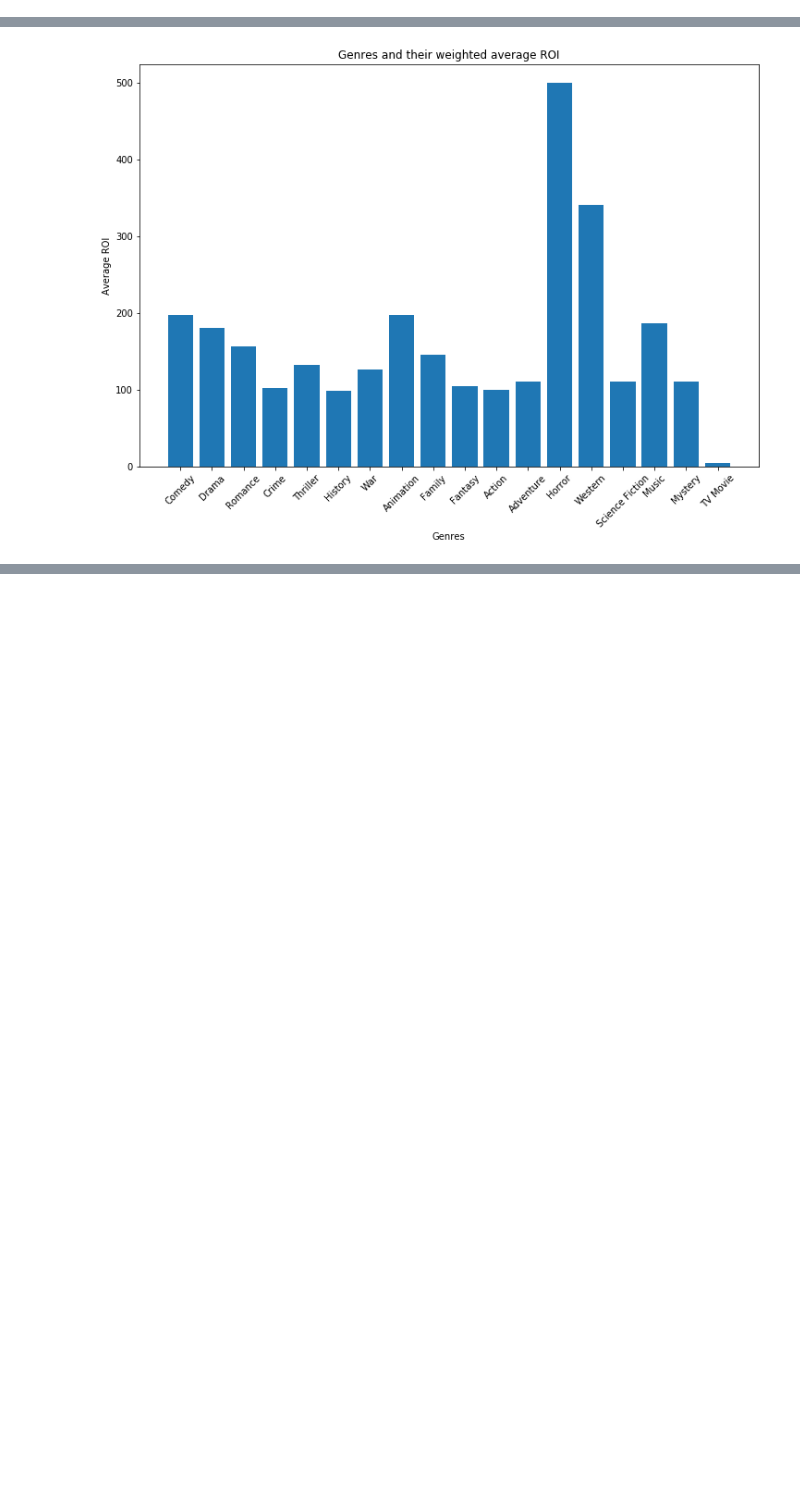
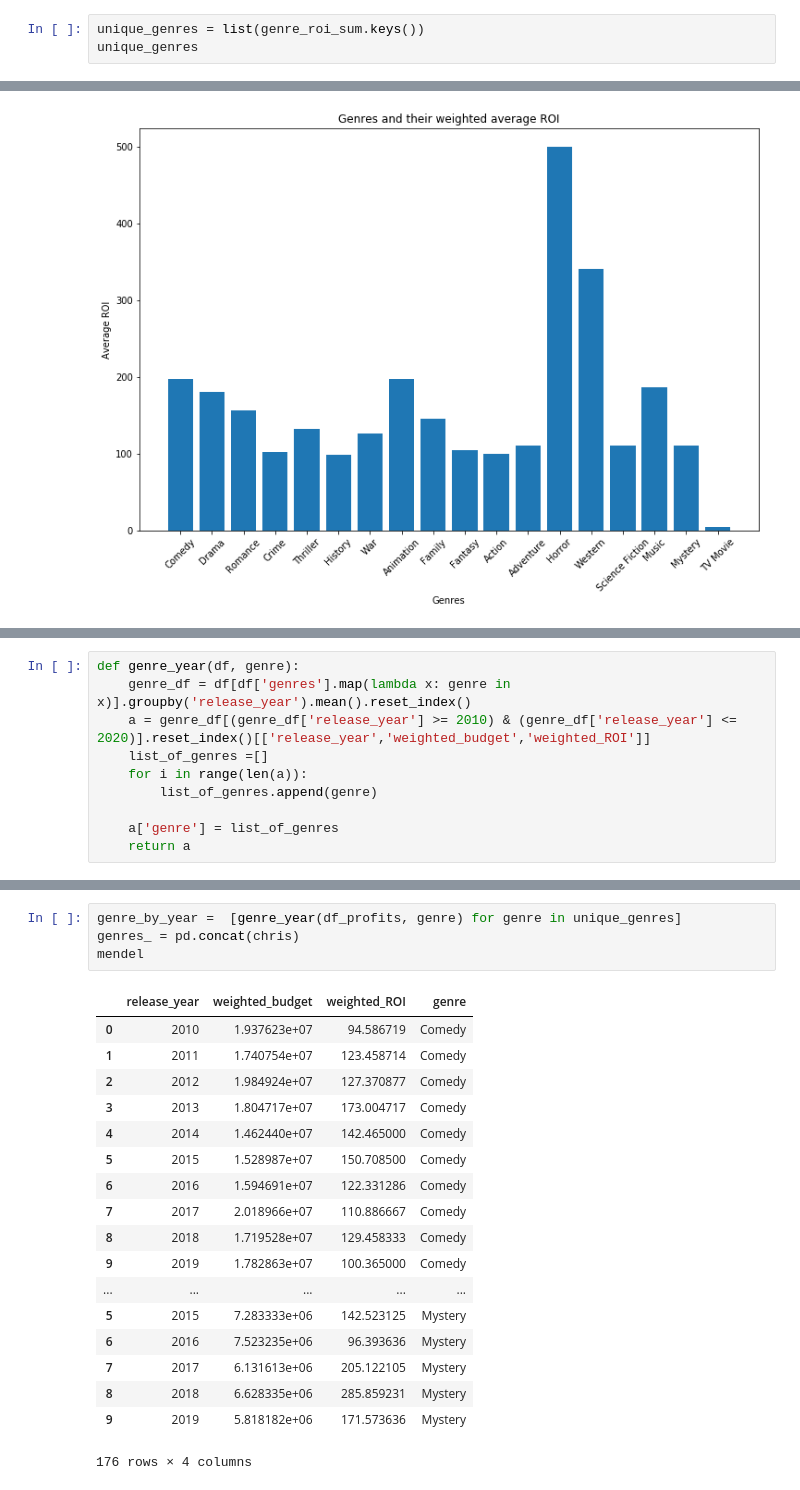
Before and after one commit to chrispfchung/mediaproject, a Jupyter notebook: Preprocessing API call Data (movieDB).ipynb, the cells around one changed output, grey strips where cells are left out. Saved outputs shown, nothing was run; the diff lists cells and outputs as text; blank space fills up the shorter version.

```diff
--- a/Preprocessing API call Data (movieDB).ipynb
+++ b/Preprocessing API call Data (movieDB).ipynb
@@ -433 +387,4 @@ genre_roi_sum
  'TV Movie': 9.05}
+# %%
+unique_genres = list(genre_roi_sum.keys())
+unique_genres
@@ -467,0 +516,10 @@ plt.show()
+# %%
+def genre_year(df, genre):
+    genre_df = df[df['genres'].map(lambda x: genre in x)].groupby('release_year').mean().reset_index()
+    a = genre_df[(genre_df['release_year'] >= 2010) & (genre_df['release_year'] <= 2020)].reset_index()[['release_year','weighted_budget','weighted_ROI']]
+    list_of_genres =[]
+    for i in range(len(a)):
+        list_of_genres.append(genre)
+
+    a['genre'] = list_of_genres
+    return a
@@ -467,0 +541,23 @@ plt.show()
+# %%
+genre_by_year =  [genre_year(df_profits, genre) for genre in unique_genres]
+genres_ = pd.concat(chris)
+mendel
+# %% [output]
+|  | release_year | weighted_budget | weighted_ROI | genre |
+| 0 | 2010 | 1.937623e+07 | 94.586719 | Comedy |
+| 1 | 2011 | 1.740754e+07 | 123.458714 | Comedy |
+| 2 | 2012 | 1.984924e+07 | 127.370877 | Comedy |
+| 3 | 2013 | 1.804717e+07 | 173.004717 | Comedy |
+| 4 | 2014 | 1.462440e+07 | 142.465000 | Comedy |
+| 5 | 2015 | 1.528987e+07 | 150.708500 | Comedy |
+| 6 | 2016 | 1.594691e+07 | 122.331286 | Comedy |
+| 7 | 2017 | 2.018966e+07 | 110.886667 | Comedy |
+| 8 | 2018 | 1.719528e+07 | 129.458333 | Comedy |
+| 9 | 2019 | 1.782863e+07 | 100.365000 | Comedy |
+| ... | ... | ... | ... | ... |
+| 5 | 2015 | 7.283333e+06 | 142.523125 | Mystery |
+| 6 | 2016 | 7.523235e+06 | 96.393636 | Mystery |
+| 7 | 2017 | 6.131613e+06 | 205.122105 | Mystery |
+| 8 | 2018 | 6.628335e+06 | 285.859231 | Mystery |
+| 9 | 2019 | 5.818182e+06 | 171.573636 | Mystery |
+176 rows × 4 columns
```
Also changed, not shown: parts of 25 cells of this notebook.
